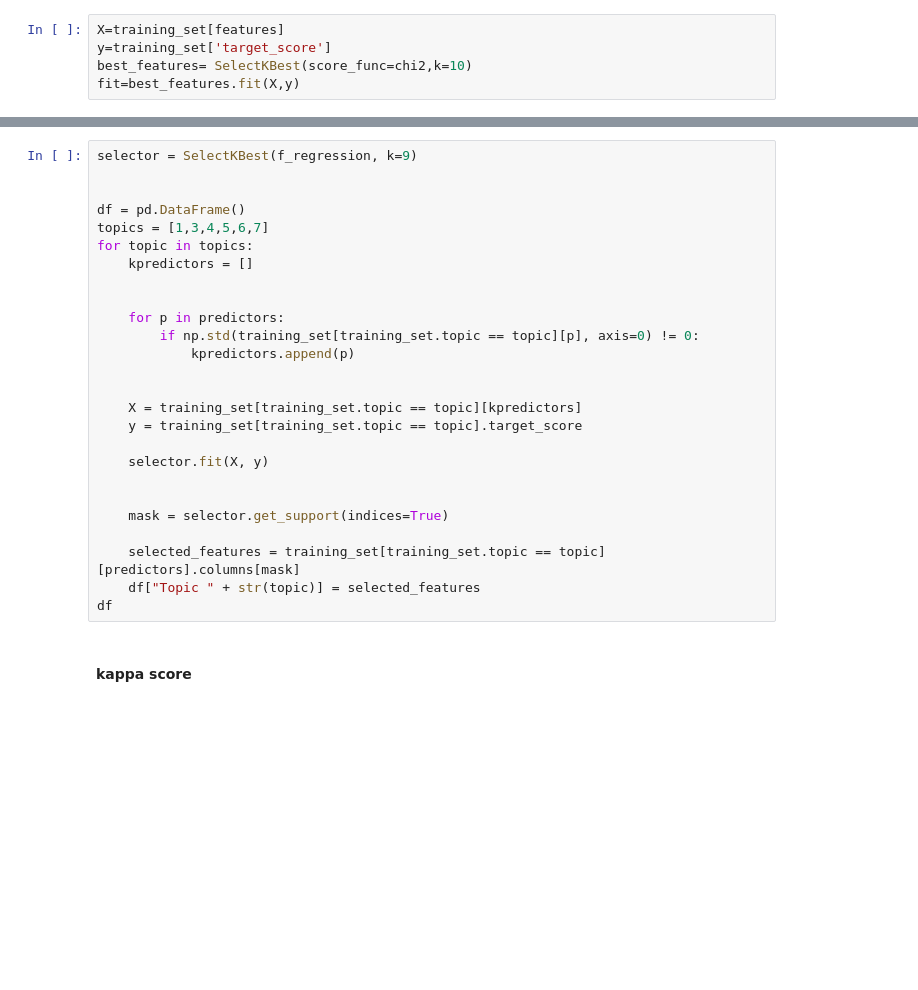
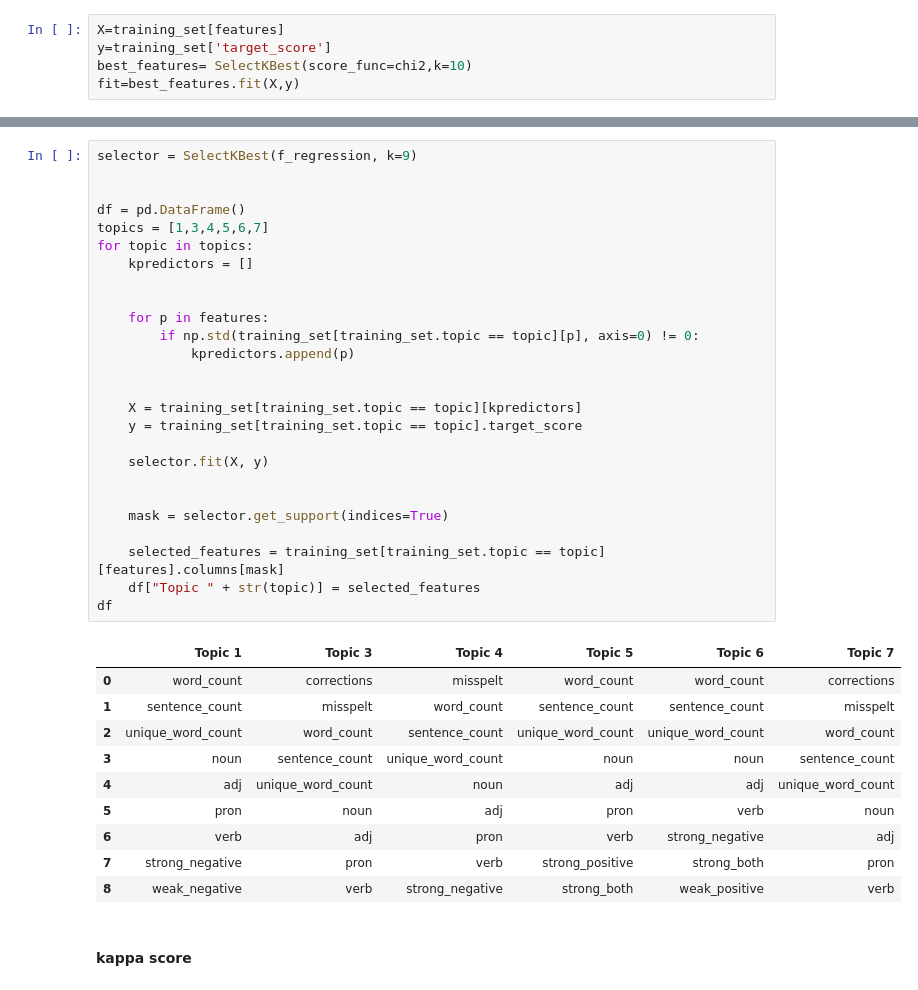
Before and after one commit to HafsaI/Automated-Essay-Scoring-Project, a Jupyter notebook: AIProj.ipynb, the cells around one changed output, grey strips where cells are left out. Drawn from its saved outputs; the diff is of its cells as text; blank space fills up the shorter version.

```diff
--- a/AIProj.ipynb
+++ b/AIProj.ipynb
@@ -329,29 +332,40 @@ training_set.shape
 # %%
 selector = SelectKBest(f_regression, k=9)
 
 
 df = pd.DataFrame()
 topics = [1,3,4,5,6,7]
 for topic in topics:
     kpredictors = []
 
 
-    for p in predictors:
+    for p in features:
         if np.std(training_set[training_set.topic == topic][p], axis=0) != 0:
             kpredictors.append(p)
 
 
     X = training_set[training_set.topic == topic][kpredictors]
     y = training_set[training_set.topic == topic].target_score
 
     selector.fit(X, y)
 
 
     mask = selector.get_support(indices=True)
 
-    selected_features = training_set[training_set.topic == topic][predictors].columns[mask]
+    selected_features = training_set[training_set.topic == topic][features].columns[mask]
     df["Topic " + str(topic)] = selected_features
 df
+# %% [output]
+|  | Topic 1 | Topic 3 | Topic 4 | Topic 5 | Topic 6 | Topic 7 |
+| 0 | word_count | corrections | misspelt | word_count | word_count | corrections |
+| 1 | sentence_count | misspelt | word_count | sentence_count | sentence_count | misspelt |
+| 2 | unique_word_count | word_count | sentence_count | unique_word_count | unique_word_count | word_count |
+| 3 | noun | sentence_count | unique_word_count | noun | noun | sentence_count |
+| 4 | adj | unique_word_count | noun | adj | adj | unique_word_count |
+| 5 | pron | noun | adj | pron | verb | noun |
+| 6 | verb | adj | pron | verb | strong_negative | adj |
+| 7 | strong_negative | pron | verb | strong_positive | strong_both | pron |
+| 8 | weak_negative | verb | strong_negative | strong_both | weak_positive | verb |
 # %% [markdown]
 #### kappa score
 # %%
```
Also changed, not shown: parts of 6 cells of this notebook.
